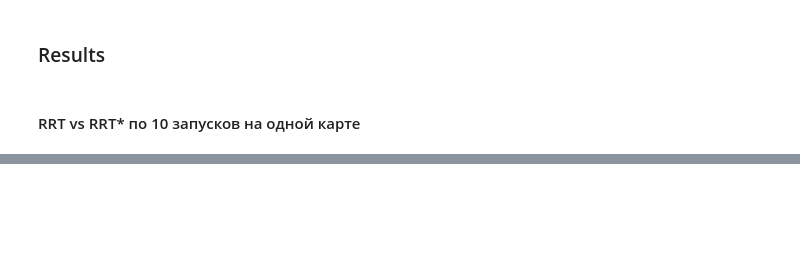
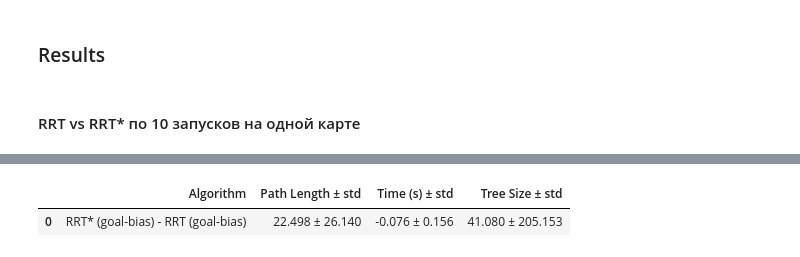
Before and after one commit to qrvmil/Manipulator, a Jupyter notebook: RRT/rrt_practice.ipynb, the cells around one changed output, grey strips where cells are left out. Saved outputs shown, nothing was run; the diff lists cells and outputs as text; code cells hidden in the pictures; blank space fills up the shorter version.

```diff
--- a/RRT/rrt_practice.ipynb
+++ b/RRT/rrt_practice.ipynb
@@ -754,0 +748,82 @@ plt.show()
+# %%
+def run_batch(algo_class, goal_bias, maps, starts, goals):
+    results = {"path_lengths": [], "times": [], "tree_sizes": []}
+
+    for _ in range(50):
+        map = maps[i]
+        start = starts[i]
+        goal = goals[i]
+        if (algo_class == RRT):
+            algo = algo_class(map, start, goal, max_iter=3000, goal_bias=goal_bias, visualisation=False)
+        else:
+            algo = algo_class(map, start, goal, rewire_cnt=5, max_iter=3000, goal_bias=goal_bias, visualisation=False)
+
+        t0 = time.time()
+        goal_node = algo.run_rrt_star() if isinstance(algo, RRTStar) else algo.run_rrt()
+        t1 = time.time()
+
+        if goal_node.x is None:
+            continue
+
+        path_len = 0
+        cur = goal_node
+        while cur.parent:
+            path_len += np.linalg.norm([cur.x - cur.parent.x, cur.y - cur.parent.y])
+            cur = cur.parent
+
+        results["path_lengths"].append(path_len)
+        results["times"].append(t1 - t0)
+        results["tree_sizes"].append(algo.completed_iterations)
+
+    return results
+
+# Генерация карт
+
+maps = []
+starts = []
+goals = []
+
+for i in range(50):
+
+    map_size = [100, 100]
+    num_obstacles = np.random.uniform(2, 10)
+    map = WorkSpace(map_size, num_obstacles)
+    start = tuple(np.random.uniform(0, map_size[i]) for i in range(len(map_size)))
+    goal = tuple(np.random.uniform(0, map_size[i]) for i in range(len(map_size)))
+    while not (map.obstacles.count(np.hstack((start + start))) == 0) or not (map.obstacles.count(np.hstack((goal + goal))) == 0):
+        start = tuple(np.random.uniform(0, map_size[i]) for i in range(len(map_size)))
+        goal = tuple(np.random.uniform(0, map_size[i]) for i in range(len(map_size)))
+
+    maps.append(map)
+    starts.append(start)
+    goals.append(goal)
+
+
+
+# Запуски
+rrt_bias = run_batch(RRT, 0.2, maps, starts, goals)
+rrt_star_bias = run_batch(RRTStar, 0.2, maps, starts, goals)
+
+# Сводная таблица
+def format_mean_std(values):
+    return f"{np.mean(values):.3f} ± {np.std(values):.3f}"
+
+summary = []
+results = {}
+
+for key in rrt_bias.keys():
+    results[key] = [rrt_bias[key][i] - rrt_star_bias[key][i] for i in range(50)]
+
+summary = {
+        "Algorithm": "RRT* (goal-bias) - RRT (goal-bias)",
+        "Path Length ± std": format_mean_std(results["path_lengths"]),
+        "Time (s) ± std": format_mean_std(results["times"]),
+        "Tree Size ± std": format_mean_std(results["tree_sizes"])
+    }
+
+
+df_summary = pd.DataFrame([summary])
+df_summary
+# %% [output]
+|  | Algorithm | Path Length ± std | Time (s) ± std | Tree Size ± std |
+| 0 | RRT* (goal-bias) - RRT (goal-bias) | 22.498 ± 26.140 | -0.076 ± 0.156 | 41.080 ± 205.153 |
```
Also changed, not shown: parts of 16 cells of this notebook.
